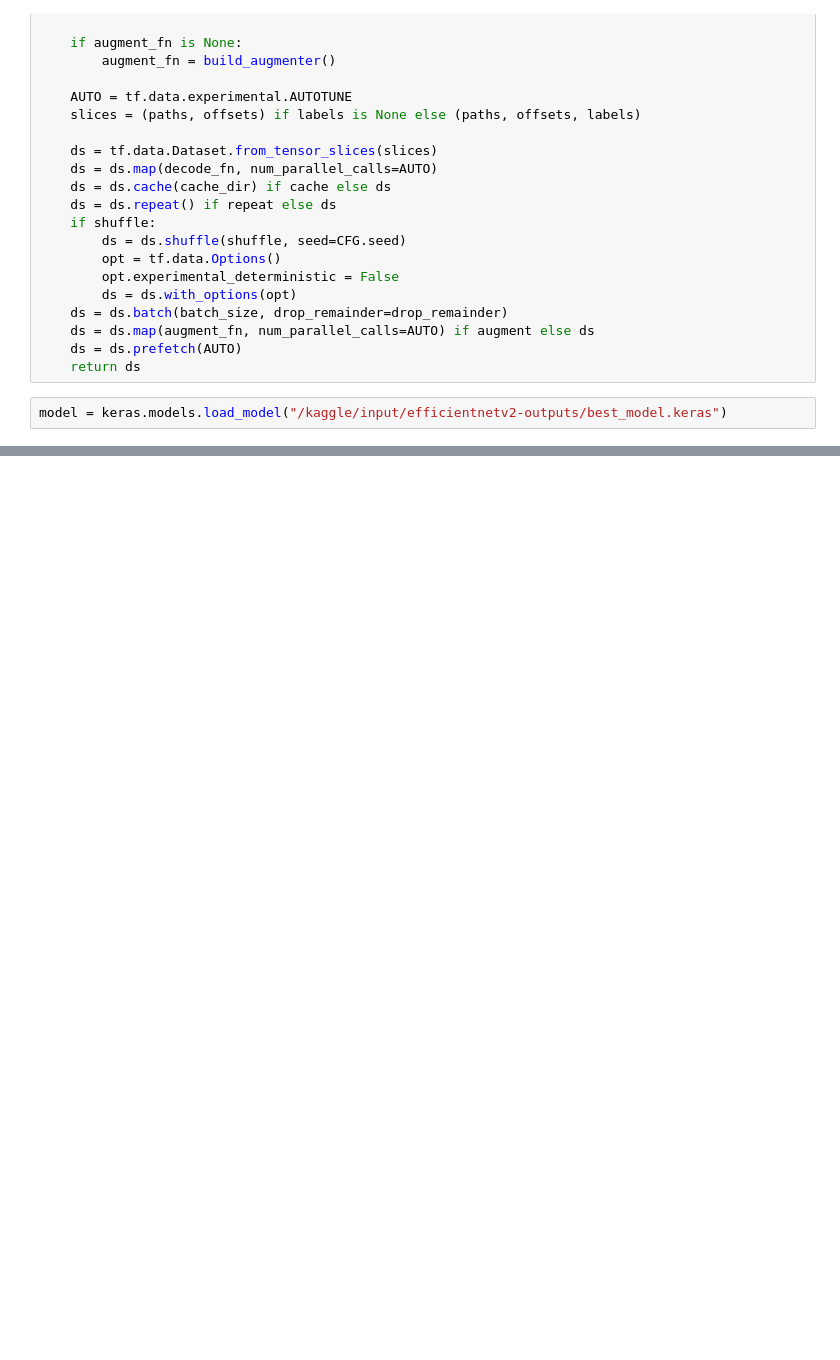
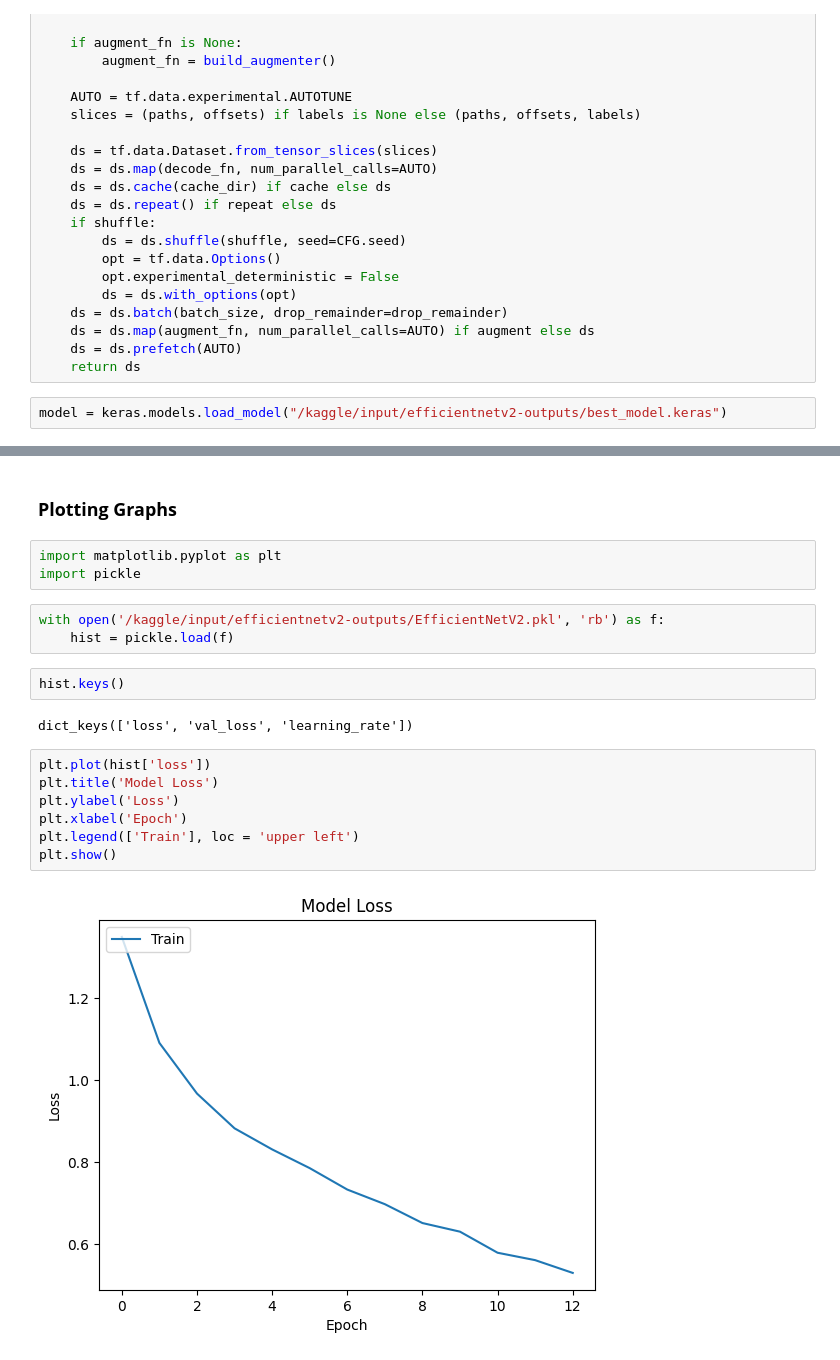
Before and after one commit to aarushi211/Neural-Anomaly-Detection, a Jupyter notebook: neurolite-testing.ipynb, the cells around one changed output, grey strips where cells are left out. Saved outputs shown, nothing was run; the diff lists cells and outputs as text; blank space fills up the shorter version.

Commit message:
Graphs Added

```diff
--- a/neurolite-testing.ipynb
+++ b/neurolite-testing.ipynb
@@ -176,0 +160,21 @@ pred_df
+# %% [markdown]
+### **Plotting Graphs**
+# %%
+import matplotlib.pyplot as plt
+import pickle
+# %%
+with open('/kaggle/input/efficientnetv2-outputs/EfficientNetV2.pkl', 'rb') as f:
+    hist = pickle.load(f)
+# %%
+hist.keys()
+# %% [output]
+dict_keys(['loss', 'val_loss', 'learning_rate'])
+# %%
+plt.plot(hist['loss'])
+plt.title('Model Loss')
+plt.ylabel('Loss')
+plt.xlabel('Epoch')
+plt.legend(['Train'], loc = 'upper left')
+plt.show()
+# %% [output]
+[figure, added]
```
Also changed, not shown: parts of 6 cells of this notebook.
